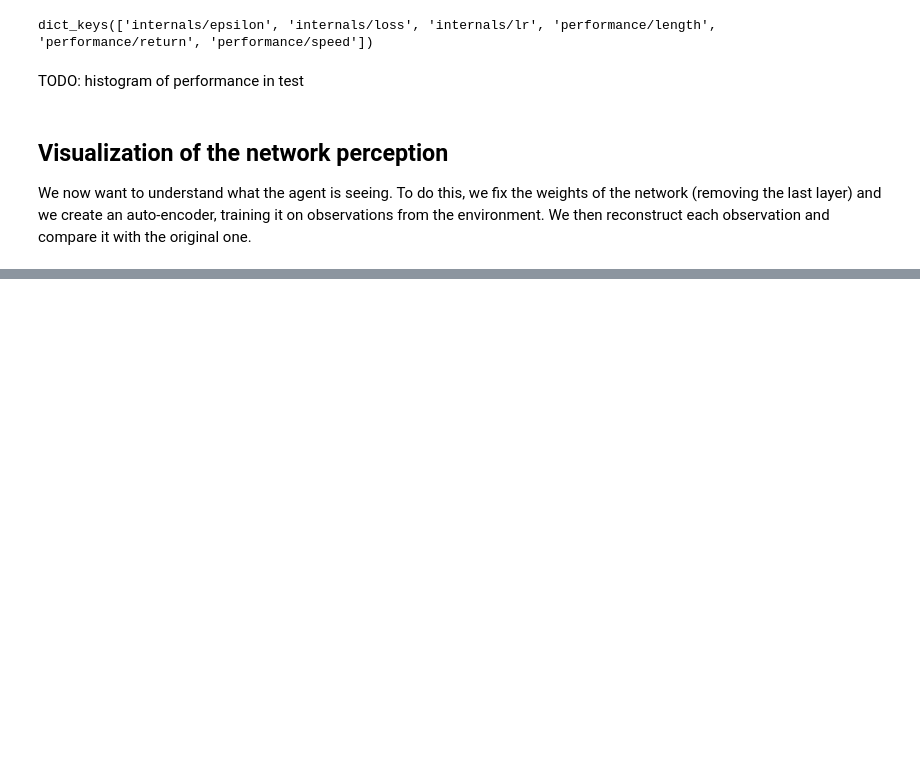
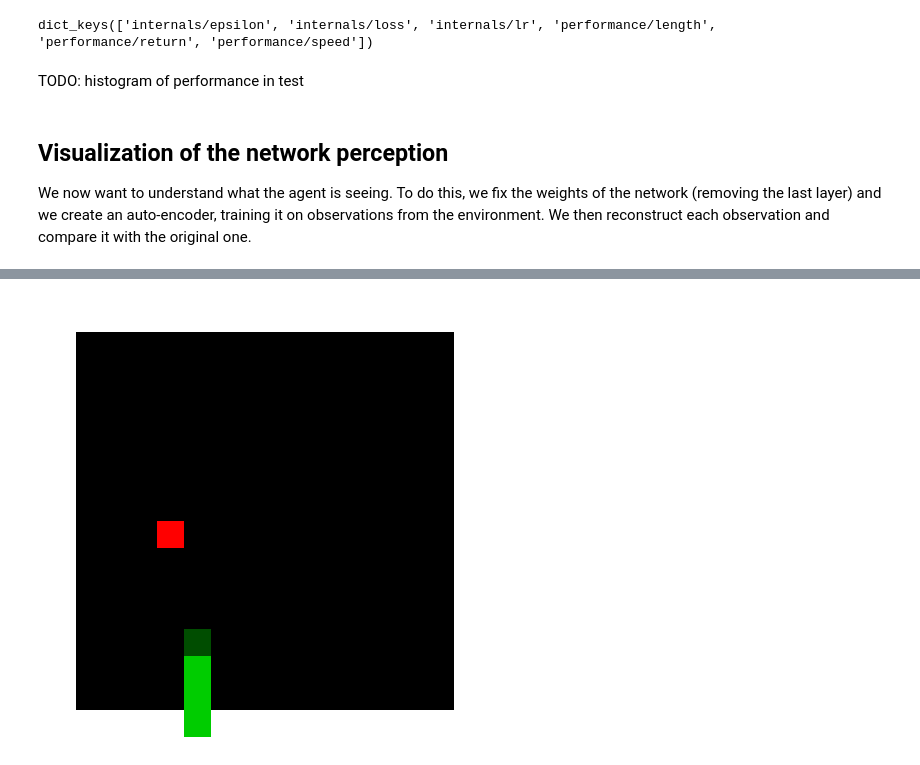
Before and after one commit to nicomon24/sneks-experiments, a Jupyter notebook: analysis/SingleAgent.ipynb, the cells around one changed output, grey strips where cells are left out. Saved outputs shown, nothing was run; the diff lists cells and outputs as text; code cells hidden in the pictures; blank space fills up the shorter version.

```diff
--- a/analysis/SingleAgent.ipynb
+++ b/analysis/SingleAgent.ipynb
@@ -162,0 +161,16 @@ AttributeError: Can't get attribute '_rebuild_parameter' on <module 'torch._util
+# %%
+from perception.dqn_decoder import DqnDecoder
+
+dqn_decoder = DqnDecoder(net).to(device)
+dqn_decoder.load_state_dict(torch.load('../dqn/checkpoints/smally_base_10M_decoder.pth', map_location="cuda" if torch.cuda.is_available() else "cpu"))
+
+observations, steps, reward = play_one_episode(env, q_act)
+observations = np.array(observations)
+print("Episode return:", reward)
+print("Episode length:", steps)
+
+reconstruction = dqn_decoder(torch.from_numpy(observations).to(device), net).detach().numpy()
+reconstruction = np.transpose(reconstruction, (0, 2, 3, 1))
+observations = np.transpose(observations, (0, 2, 3, 1))
+# Set observations and reconstructions side by side
+composition = np.concatenate([observations, reconstruction], axis=2)
@@ -162,0 +181,5 @@ AttributeError: Can't get attribute '_rebuild_parameter' on <module 'torch._util
+# %%
+plt.imshow(observations[0])
+plt.show();
+# %% [output]
+[figure, added]
```
Also changed, not shown: parts of 4 cells of this notebook, 4 other files.
